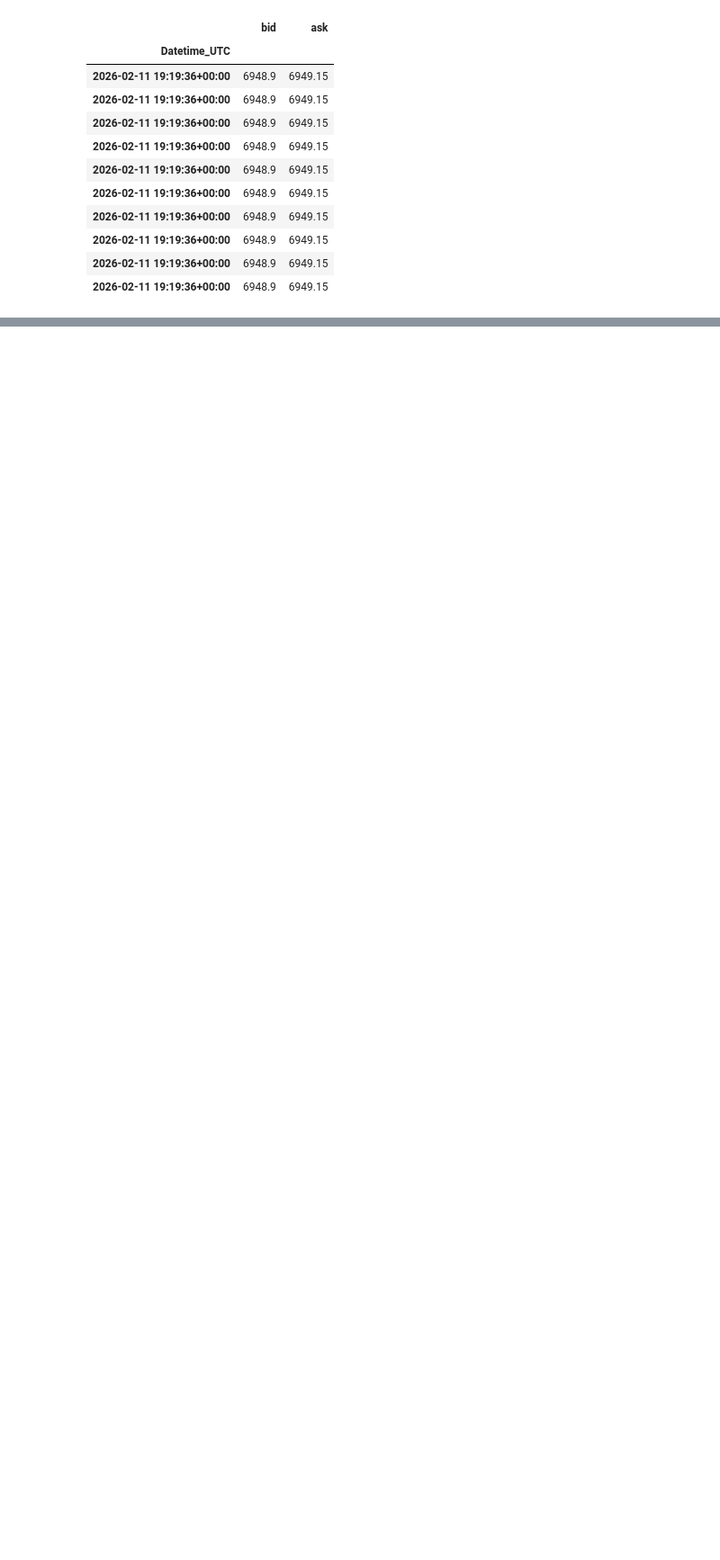
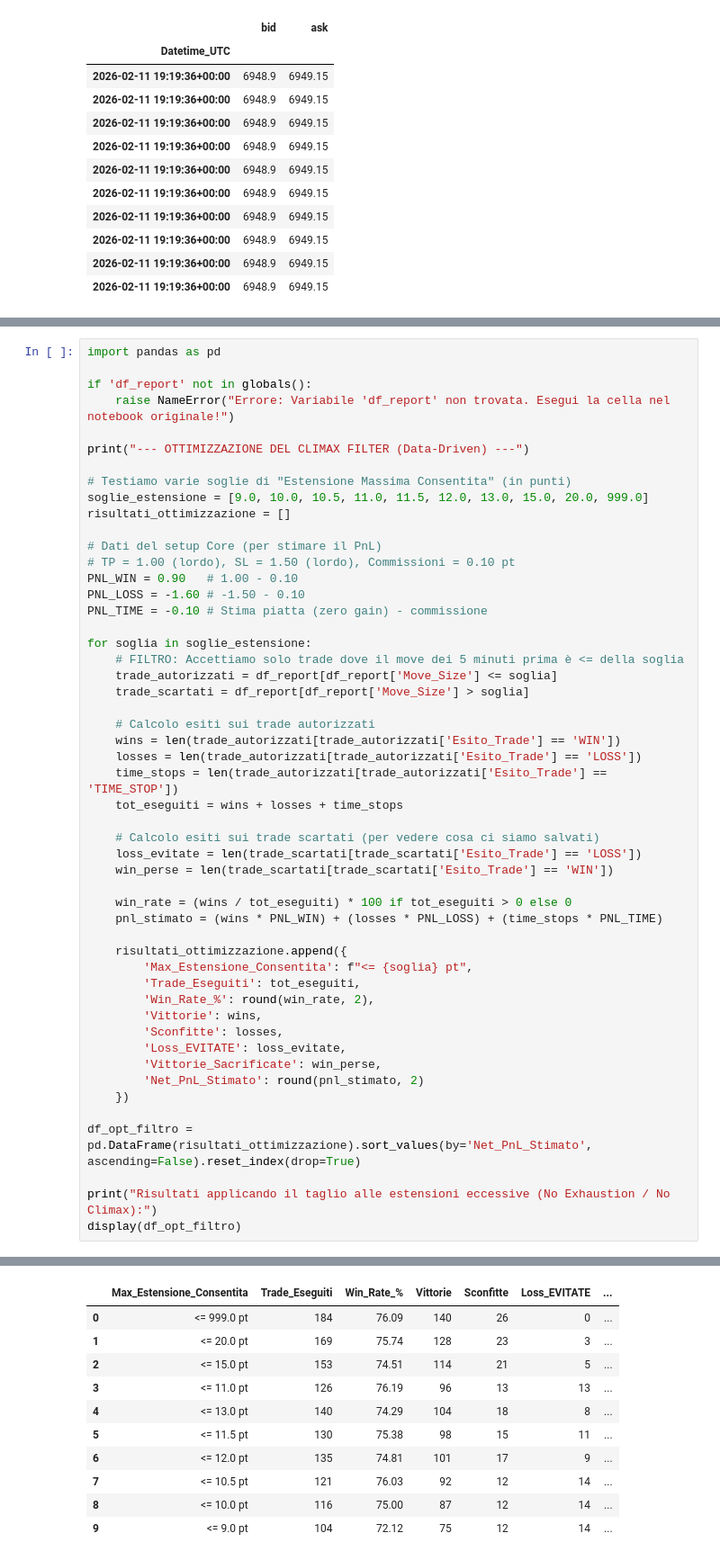
Before and after one commit to StenveX/QuantEdge_Project, a Jupyter notebook: notebooks/04_Setup2_scanner_imbalance.ipynb, the cells around one changed output, grey strips where cells are left out. Shown at 90% size. Saved outputs shown, nothing was run; the diff lists cells and outputs as text; blank space fills up the shorter version.

```diff
--- a/notebooks/04_Setup2_scanner_imbalance.ipynb
+++ b/notebooks/04_Setup2_scanner_imbalance.ipynb
@@ -840,0 +1067,52 @@ Migliori 10 Configurazioni (Isolamento Alpha su FUTURE PURO):
+# %%
+import pandas as pd
+
+if 'df_report' not in globals():
+    raise NameError("Errore: Variabile 'df_report' non trovata. Esegui la cella nel notebook originale!")
+
+print("--- OTTIMIZZAZIONE DEL CLIMAX FILTER (Data-Driven) ---")
+
+# Testiamo varie soglie di "Estensione Massima Consentita" (in punti)
+soglie_estensione = [9.0, 10.0, 10.5, 11.0, 11.5, 12.0, 13.0, 15.0, 20.0, 999.0]
+risultati_ottimizzazione = []
+
+# Dati del setup Core (per stimare il PnL)
+# TP = 1.00 (lordo), SL = 1.50 (lordo), Commissioni = 0.10 pt
+PNL_WIN = 0.90   # 1.00 - 0.10
+PNL_LOSS = -1.60 # -1.50 - 0.10
+PNL_TIME = -0.10 # Stima piatta (zero gain) - commissione
+
+for soglia in soglie_estensione:
+    # FILTRO: Accettiamo solo trade dove il move dei 5 minuti prima è <= della soglia
+    trade_autorizzati = df_report[df_report['Move_Size'] <= soglia]
+    trade_scartati = df_report[df_report['Move_Size'] > soglia]
+
+    # Calcolo esiti sui trade autorizzati
+    wins = len(trade_autorizzati[trade_autorizzati['Esito_Trade'] == 'WIN'])
+    losses = len(trade_autorizzati[trade_autorizzati['Esito_Trade'] == 'LOSS'])
+    time_stops = len(trade_autorizzati[trade_autorizzati['Esito_Trade'] == 'TIME_STOP'])
+    tot_eseguiti = wins + losses + time_stops
+
+    # Calcolo esiti sui trade scartati (per vedere cosa ci siamo salvati)
+    loss_evitate = len(trade_scartati[trade_scartati['Esito_Trade'] == 'LOSS'])
+    win_perse = len(trade_scartati[trade_scartati['Esito_Trade'] == 'WIN'])
+
+    win_rate = (wins / tot_eseguiti) * 100 if tot_eseguiti > 0 else 0
+    pnl_stimato = (wins * PNL_WIN) + (losses * PNL_LOSS) + (time_stops * PNL_TIME)
+
+    risultati_ottimizzazione.append({
+        'Max_Estensione_Consentita': f"<= {soglia} pt",
+        'Trade_Eseguiti': tot_eseguiti,
+        'Win_Rate_%': round(win_rate, 2),
+        'Vittorie': wins,
+        'Sconfitte': losses,
+        'Loss_EVITATE': loss_evitate,
+        'Vittorie_Sacrificate': win_perse,
+        'Net_PnL_Stimato': round(pnl_stimato, 2)
+    })
+
+df_opt_filtro = pd.DataFrame(risultati_ottimizzazione).sort_values(by='Net_PnL_Stimato', ascending=False).reset_index(drop=True)
+
+print("Risultati applicando il taglio alle estensioni eccessive (No Exhaustion / No Climax):")
+display(df_opt_filtro)
+# %% [output]
@@ -840,0 +1121,11 @@ Migliori 10 Configurazioni (Isolamento Alpha su FUTURE PURO):
+|  | Max_Estensione_Consentita | Trade_Eseguiti | Win_Rate_% | Vittorie | Sconfitte | Loss_EVITATE | ... |
+| 0 | <= 999.0 pt | 184 | 76.09 | 140 | 26 | 0 | ... |
+| 1 | <= 20.0 pt | 169 | 75.74 | 128 | 23 | 3 | ... |
+| 2 | <= 15.0 pt | 153 | 74.51 | 114 | 21 | 5 | ... |
+| 3 | <= 11.0 pt | 126 | 76.19 | 96 | 13 | 13 | ... |
+| 4 | <= 13.0 pt | 140 | 74.29 | 104 | 18 | 8 | ... |
+| 5 | <= 11.5 pt | 130 | 75.38 | 98 | 15 | 11 | ... |
+| 6 | <= 12.0 pt | 135 | 74.81 | 101 | 17 | 9 | ... |
+| 7 | <= 10.5 pt | 121 | 76.03 | 92 | 12 | 14 | ... |
+| 8 | <= 10.0 pt | 116 | 75.00 | 87 | 12 | 14 | ... |
+| 9 | <= 9.0 pt | 104 | 72.12 | 75 | 12 | 14 | ... |
```
Also changed, not shown: parts of 9 cells of this notebook, 2 other files.
